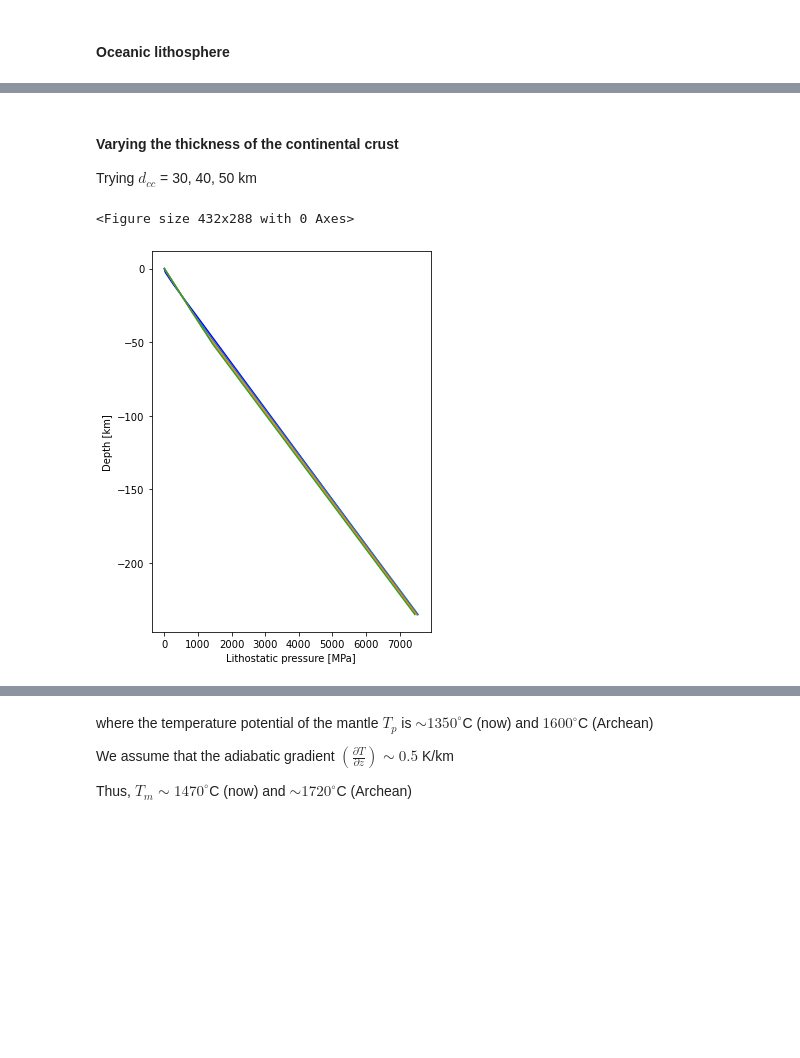
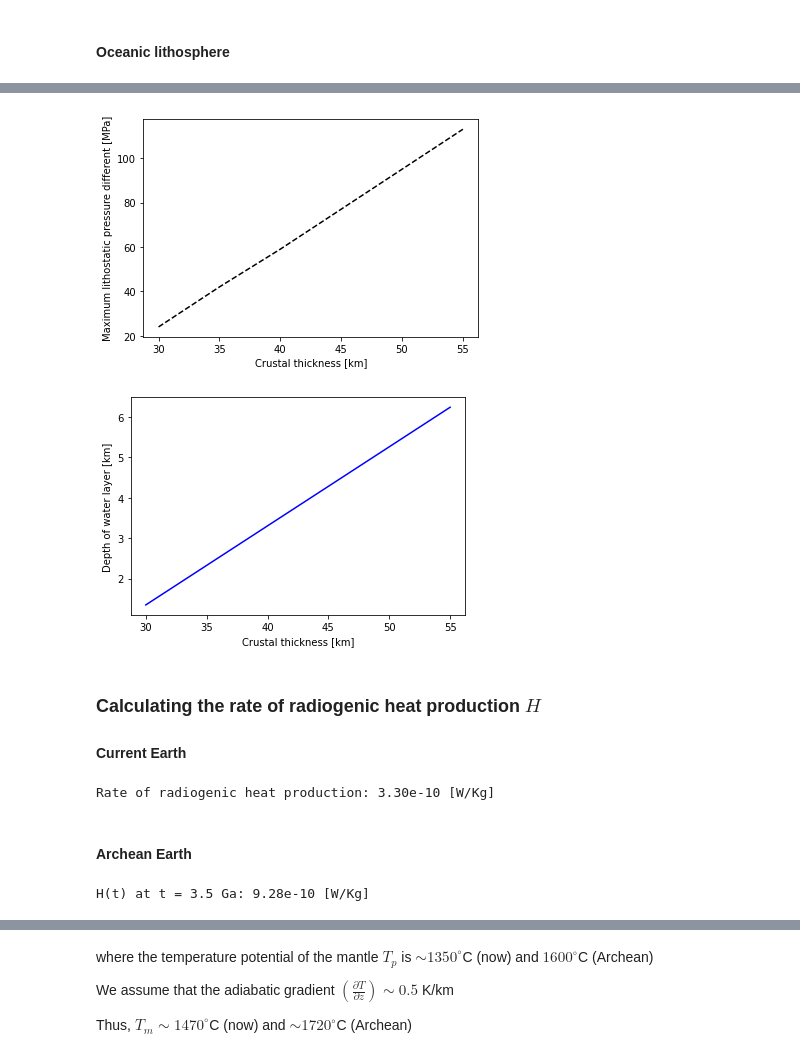
Before and after one commit to vvmai/lab_kore, a Jupyter notebook: isostasy_calculation.ipynb, the cells around one changed output, grey strips where cells are left out. Drawn from its saved outputs; the diff is of its cells as text; code cells hidden in the pictures; blank space fills up the shorter version.

```diff
--- a/isostasy_calculation.ipynb
+++ b/isostasy_calculation.ipynb
@@ -182,18 +193,59 @@ Maximum pressure difference: 75 MPa
-# %% [markdown]
-#### Varying the thickness of the continental crust
-
-Trying $d_{cc}$ = 30, 40, 50 km
-# %%
-cc_range = list(range(30000,60000,10000))
-plt.figure(3)
-plt.figure(figsize=(5,7))
-plt.plot(P_B,[-i/1000 for i in z],'b-')
-for i in cc_range:
-        P = calc_pressure_continent(z, w_A, i)
-        plt.plot(P,[-j/1000 for j in z])
-plt.xlabel('Lithostatic pressure [MPa]')
-plt.ylabel('Depth [km]')
-plt.show()
-# %% [output]
-<Figure size 432x288 with 0 Axes>
-[figure, removed]
+# %%
+P_diff_max = []*len(cc)
+for i in P_diff:
+    P_diff_max.append(max(i))
+    # print(P_diff_max)
+plt.plot(cc/1000,np.array(P_diff_max),'k--')
+plt.ylabel('Maximum lithostatic pressure different [MPa]')
+plt.xlabel('Crustal thickness [km]')
+plt.show()
+
+plt.plot(cc/1000,w_B/1000,'b')
+plt.ylabel('Depth of water layer [km]')
+plt.xlabel('Crustal thickness [km]')
+plt.show()
+# %% [output]
+[figure, added]
+[figure, added]
+# %% [markdown]
+### Calculating the rate of radiogenic heat production $H$
+#### Current Earth
+# %%
+K_con = ((1.5*10**4)/10**6)
+K40_con = (1.28/10**4)*K_con
+U_con = (1.3/10**6)
+U238_con = 0.9927*U_con
+U235_con = 0.0072*U_con
+Th_con = (5.6/10**6)
+
+K_heat = (2.79/10**5)*K40_con
+U238_heat = (9.37/10**5)*U238_con
+U235_heat = (5.69/10**4)*U235_con
+Th_heat = (2.69/10**5)*Th_con
+
+H = K_heat+Th_heat+U238_heat+U235_heat # rate of radiogenic heat production [W/kg]
+print("Rate of radiogenic heat production: %.2e [W/Kg]"%H)
+# %% [output]
+Rate of radiogenic heat production: 3.30e-10 [W/Kg]
+# %% [markdown]
+#### Archean Earth
+# %%
+t = 3.5 # [Gyr]
+K_con = ((1.5*10**4)/10**6)
+K40_con = (1.28/10**4)*K_con*math.exp(0.555*t)
+
+U_con = (1.3/10**6)
+U238_con = 0.9927*U_con*math.exp(0.155*t)
+U235_con = 0.0072*U_con*math.exp(0.985*t)
+
+Th_con = (5.6/10**6)*math.exp(0.0495*t)
+
+K_heat = (2.79/10**5)*K40_con
+U238_heat = (9.37/10**5)*U238_con
+U235_heat = (5.69/10**4)*U235_con
+Th_heat = (2.69/10**5)*Th_con
+
+H_archean = K_heat+Th_heat+U238_heat+U235_heat # rate of radiogenic heat production [W/kg]
+print("H(t) at t = %.1f Ga: %.2e [W/Kg]"%(t, H_archean))
+# %% [output]
+H(t) at t = 3.5 Ga: 9.28e-10 [W/Kg]
```
Also changed, not shown: parts of 26 cells of this notebook.
